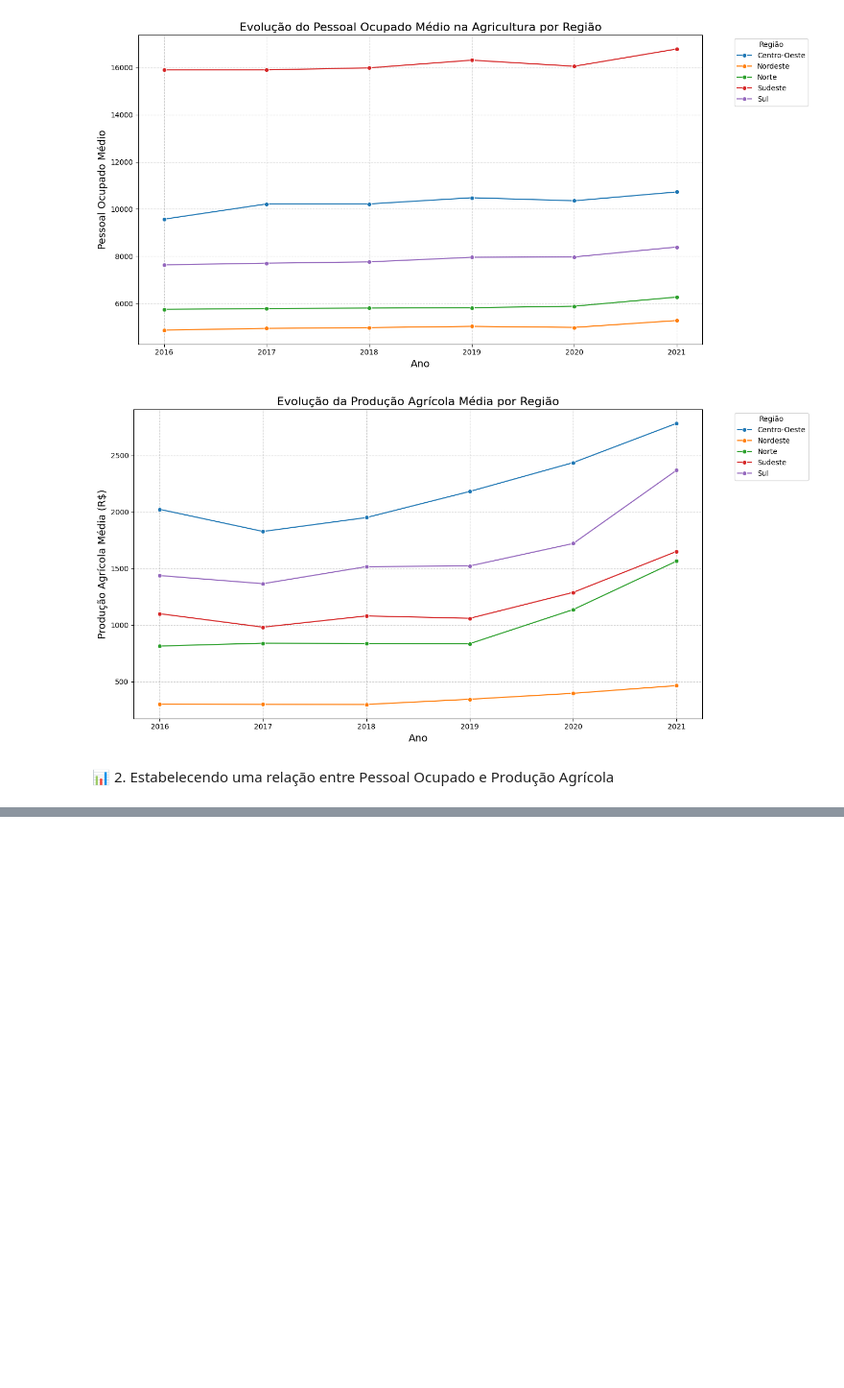
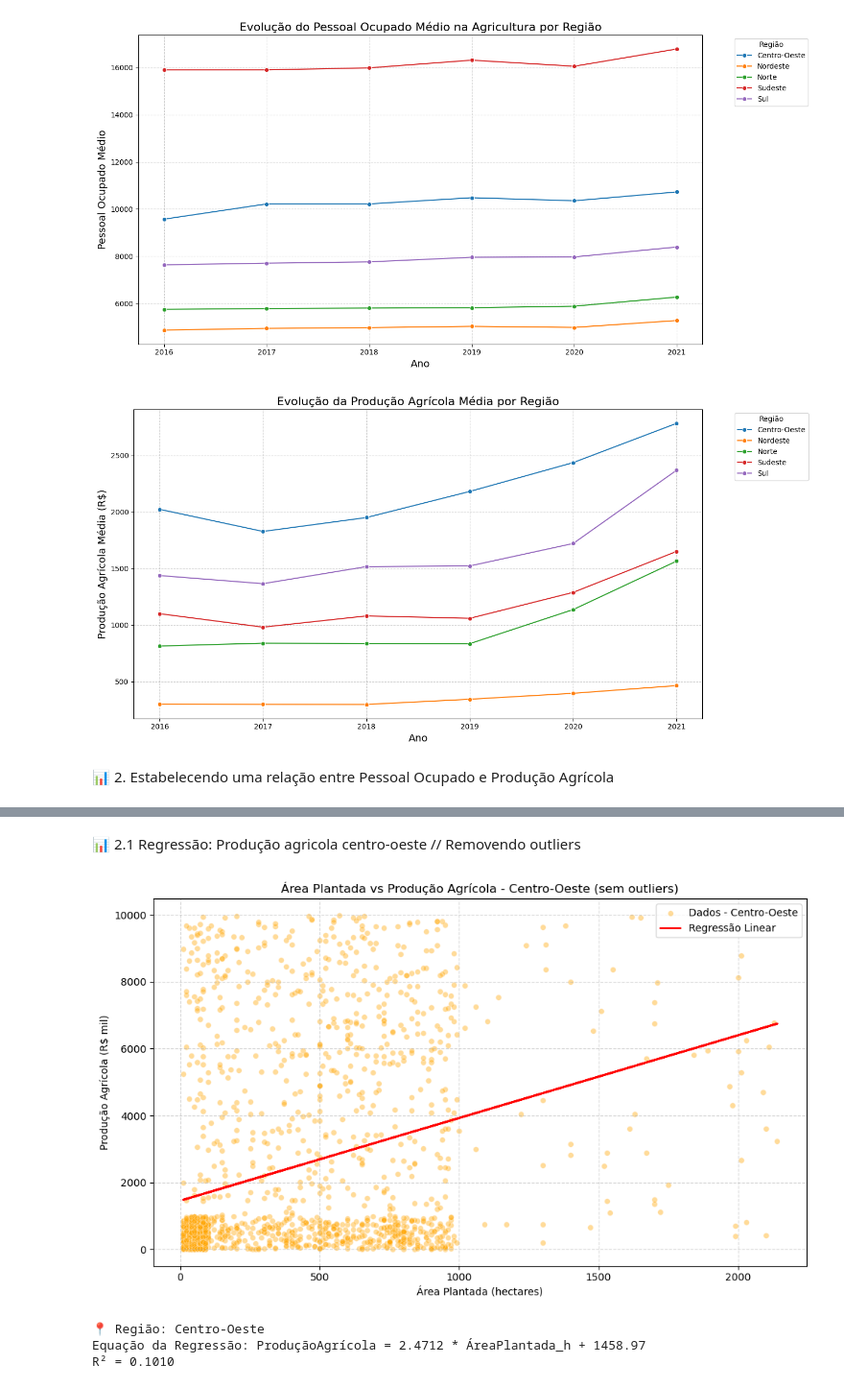
Before and after one commit to anaC-Fernandes/ProjetoDados, a Jupyter notebook: Notebooks/Dataset_Agro.ipynb, the cells around one changed output, grey strips where cells are left out. Shown at 96% size. Drawn from its saved outputs; the diff is of its cells as text; code cells hidden in the pictures; blank space fills up the shorter version.

```diff
--- a/Notebooks/Dataset_Agro.ipynb
+++ b/Notebooks/Dataset_Agro.ipynb
@@ -634,0 +310,64 @@ conclusão: A produção agrícola explica menos de 1% da variação da receita
+# %% [markdown]
+📊 2.1 Regressão: Produção agricola centro-oeste // Removendo outliers
+# %%
+
+regiao_alvo = 'Centro-Oeste'
+
+# Filtrar dados válidos da região
+df_regiao = df[df['Regiao'] == regiao_alvo].copy()
+df_regiao = df_regiao[['AreaPlantada_h', 'VlProducaoAgricola']].dropna()
+df_regiao = df_regiao[(df_regiao['AreaPlantada_h'] > 0) & (df_regiao['VlProducaoAgricola'] > 0)]
+
+# Função para remover outliers (IQR)
+def remover_outliers_iqr(data, coluna):
+    Q1 = data[coluna].quantile(0.25)
+    Q3 = data[coluna].quantile(0.75)
+    IQR = Q3 - Q1
+    lim_inf = Q1 - 1.5 * IQR
+    lim_sup = Q3 + 1.5 * IQR
+    return data[(data[coluna] >= lim_inf) & (data[coluna] <= lim_sup)]
+
+# Remover outliers
+df_regiao = remover_outliers_iqr(df_regiao, 'AreaPlantada_h')
+df_regiao = remover_outliers_iqr(df_regiao, 'VlProducaoAgricola')
+
+# Regressão
+X = df_regiao[['AreaPlantada_h']]
+y = df_regiao['VlProducaoAgricola']
+
+modelo = LinearRegression()
+modelo.fit(X, y)
+y_pred = modelo.predict(X)
+r2 = r2_score(y, y_pred)
+
+# Gráfico
+plt.figure(figsize=(10,6))
+sns.scatterplot(
+    x='AreaPlantada_h',
+    y='VlProducaoAgricola',
+    data=df_regiao,
+    alpha=0.4,
+    s=30,
+    color='orange',
+    label=f'Dados - {regiao_alvo}'
+)
+plt.plot(df_regiao['AreaPlantada_h'], y_pred, color='red', linewidth=2, label='Regressão Linear')
+plt.xlabel("Área Plantada (hectares)")
+plt.ylabel("Produção Agrícola (R$ mil)")
+plt.title(f"Área Plantada vs Produção Agrícola - {regiao_alvo} (sem outliers)")
+plt.grid(True, linestyle='--', alpha=0.5)
+plt.legend()
+plt.tight_layout()
+plt.show()
+
+# Resultados
+coef = modelo.coef_[0]
+intercept = modelo.intercept_
+print(f"📍 Região: {regiao_alvo}")
+print(f"Equação da Regressão: ProduçãoAgrícola = {coef:.4f} * ÁreaPlantada_h + {intercept:.2f}")
+print(f"R² = {r2:.4f}")
+# %% [output]
+[figure, added]
+📍 Região: Centro-Oeste
+Equação da Regressão: ProduçãoAgrícola = 2.4712 * ÁreaPlantada_h + 1458.97
+R² = 0.1010
```
Also changed, not shown: parts of 40 cells of this notebook.
